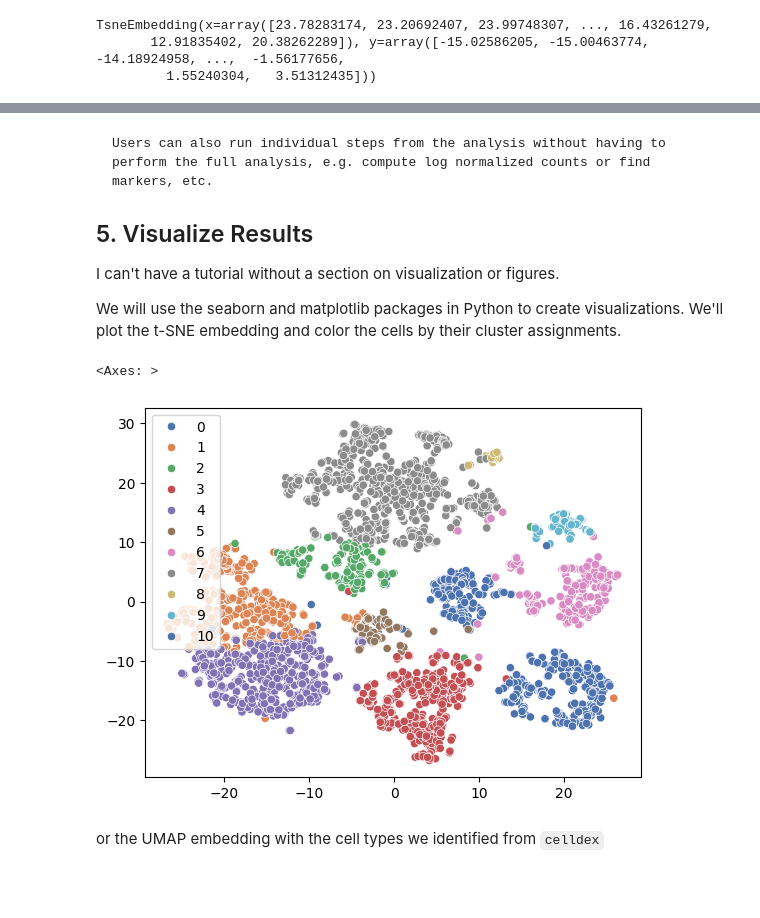
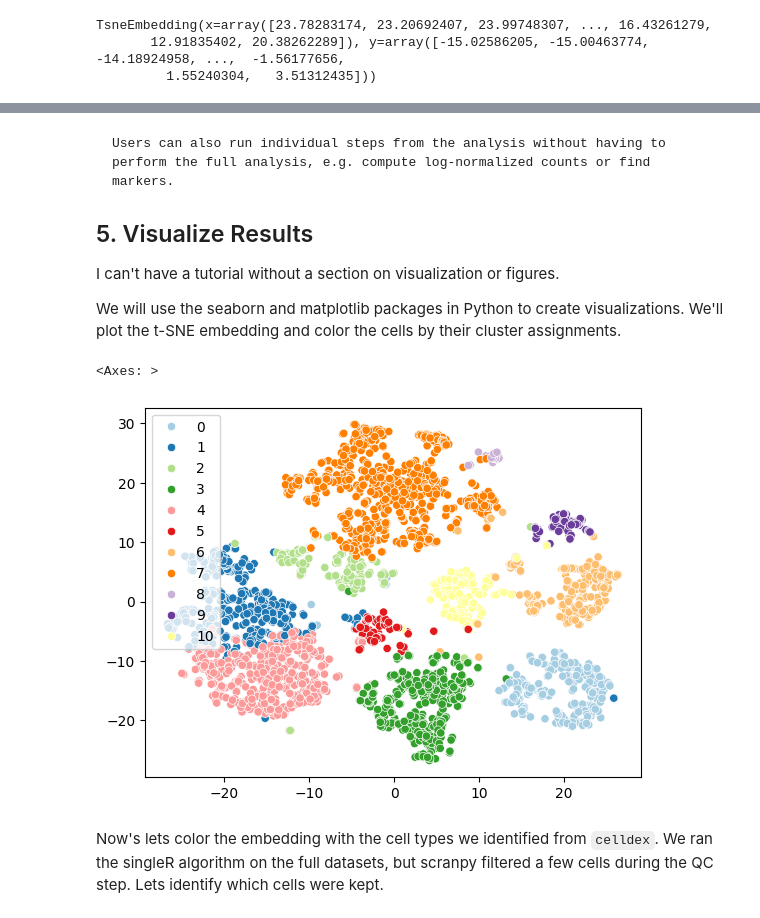
Before and after one commit to BiocPy/BiocWorkshop2024, a Jupyter notebook: notebook/annotate_cell_types.ipynb, the cells around one changed output, grey strips where cells are left out. Drawn from its saved outputs; the diff is of its cells as text; code cells hidden in the pictures; blank space fills up the shorter version.

````diff
--- a/notebook/annotate_cell_types.ipynb
+++ b/notebook/annotate_cell_types.ipynb
@@ -341,6 +373,6 @@ print(scranpy.analyze_sce(sce, dry_run=True))
 # %% [markdown]
 ```{tip}
-Users can also run individual steps from the analysis without having to perform the full analysis, e.g. compute log normalized counts or find markers, etc.
+Users can also run individual steps from the analysis without having to perform the full analysis, e.g. compute log-normalized counts or find markers.
 ```
 
 ## 5. Visualize Results
@@ -351,11 +383,11 @@ We will use the seaborn and matplotlib packages in Python to create visualizatio
 # %%
 import seaborn as sns
 sns.scatterplot(
     x=results.tsne.x, y=results.tsne.y,
-    hue=results.clusters, palette="deep"
+    hue=results.clusters, palette="Paired"
 )
 # %% [output]
 <Axes: >
-[figure, old version]
+[figure, new version]
-# %% [markdown]
-or the UMAP embedding with the cell types we identified from `celldex`
+# %% [markdown]
+Now's lets color the embedding with the cell types we identified from `celldex`. We ran the singleR algorithm on the full datasets, but scranpy filtered a few cells during the QC step. Lets identify which cells were kept.
````
Also changed, not shown: parts of 34 cells of this notebook, 5 other files.
